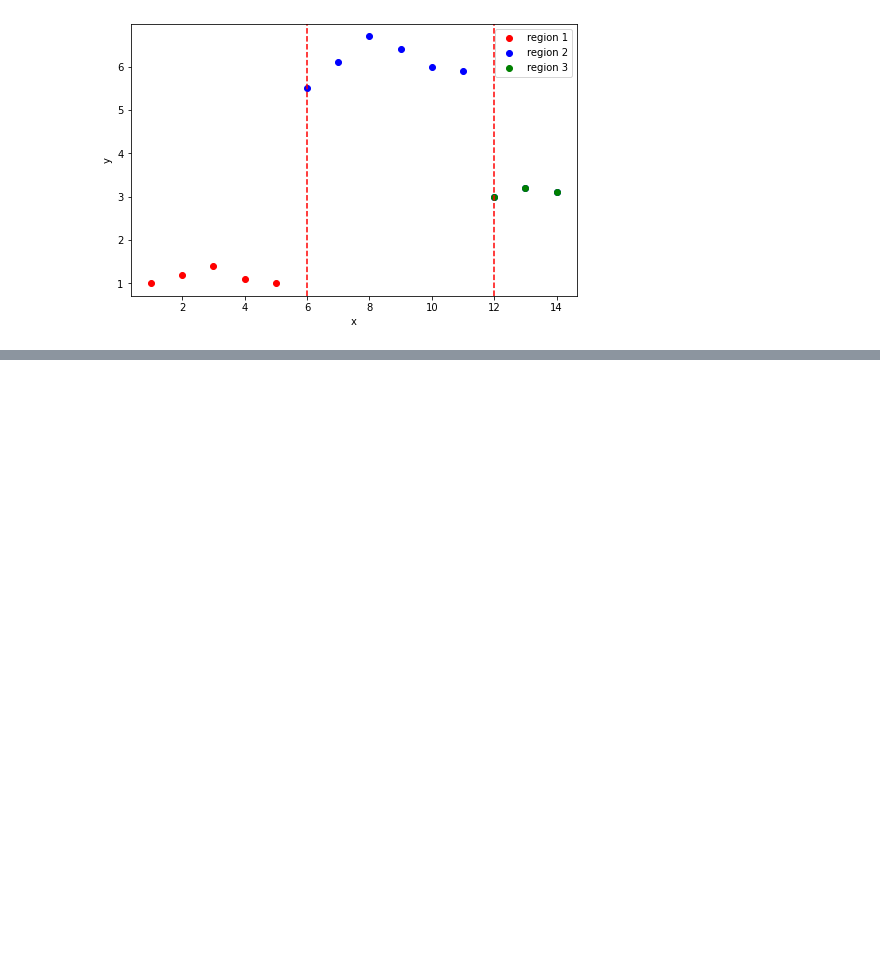
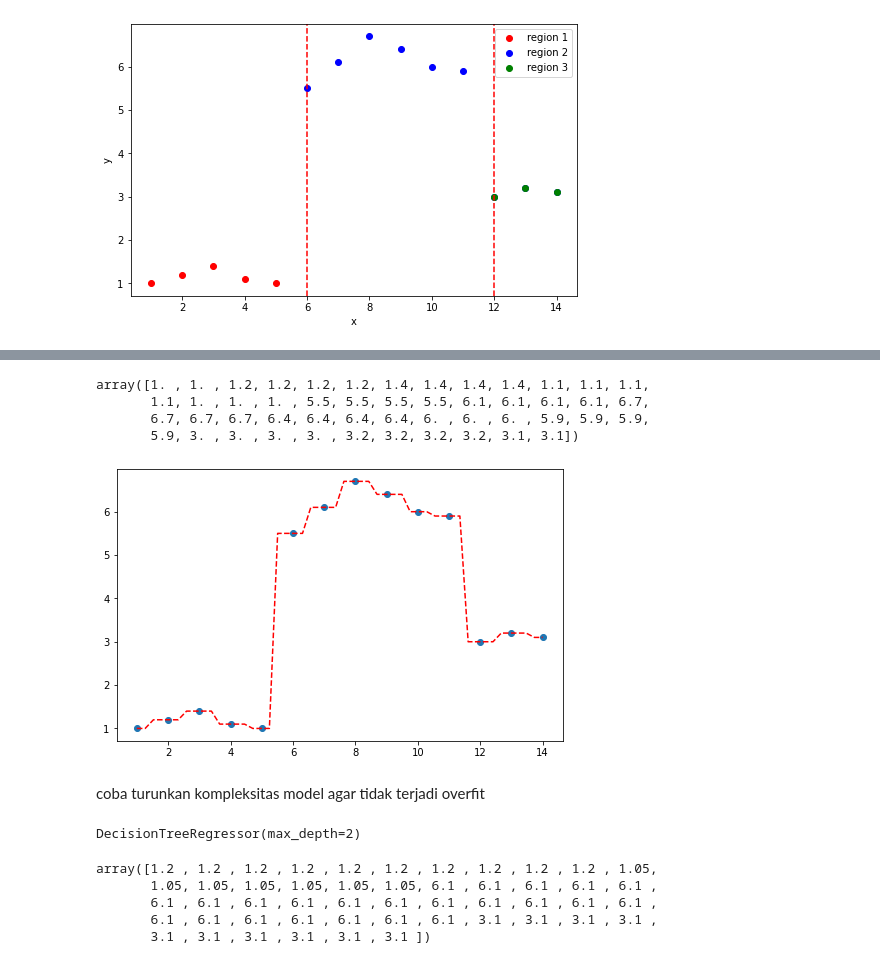
Before and after one commit to rahmanazizf/dtree_from_scratch, a Jupyter notebook: dt_note.ipynb, the cells around one changed output, grey strips where cells are left out. Drawn from its saved outputs; the diff is of its cells as text; code cells hidden in the pictures; blank space fills up the shorter version.

```diff
--- a/dt_note.ipynb
+++ b/dt_note.ipynb
@@ -271,0 +294,5 @@ plt.show()
+# %%
+# buat model
+tree_regressor = DecisionTreeRegressor(criterion='squared_error')
+# %%
+tree_regressor.fit(np.array(data['X']).reshape(-1, 1), np.array(data['y']).reshape(-1, 1))
@@ -271,0 +301,3 @@ plt.show()
+# %%
+X = np.linspace(min(data['X']), max(data['X']))
+X
@@ -271,0 +315,23 @@ plt.show()
+# %%
+y = tree_regressor.predict(np.array(X).reshape(-1,1))
+# %%
+y
+# %% [output]
+array([1. , 1. , 1.2, 1.2, 1.2, 1.2, 1.4, 1.4, 1.4, 1.4, 1.1, 1.1, 1.1,
+       1.1, 1. , 1. , 1. , 5.5, 5.5, 5.5, 5.5, 6.1, 6.1, 6.1, 6.1, 6.7,
+       6.7, 6.7, 6.7, 6.4, 6.4, 6.4, 6.4, 6. , 6. , 6. , 5.9, 5.9, 5.9,
+       5.9, 3. , 3. , 3. , 3. , 3.2, 3.2, 3.2, 3.2, 3.1, 3.1])
+# %%
+fig, ax = plt.subplots(ncols=1, nrows=1, figsize=(8, 5))
+ax.plot(X, y, '--r')
+ax.scatter(data['X'], data['y'])
+plt.show()
+# %% [output]
+[figure, added]
+# %% [markdown]
+coba turunkan kompleksitas model agar tidak terjadi overfit
+# %%
+tree_regressor2 = DecisionTreeRegressor(max_depth=2)
+tree_regressor2.fit(np.array(data['X']).reshape(-1, 1), np.array(data['y']).reshape(-1, 1))
+# %% [output]
+DecisionTreeRegressor(max_depth=2)
@@ -271,0 +340,8 @@ plt.show()
+# %%
+y2
+# %% [output]
+array([1.2 , 1.2 , 1.2 , 1.2 , 1.2 , 1.2 , 1.2 , 1.2 , 1.2 , 1.2 , 1.05,
+       1.05, 1.05, 1.05, 1.05, 1.05, 1.05, 6.1 , 6.1 , 6.1 , 6.1 , 6.1 ,
+       6.1 , 6.1 , 6.1 , 6.1 , 6.1 , 6.1 , 6.1 , 6.1 , 6.1 , 6.1 , 6.1 ,
+       6.1 , 6.1 , 6.1 , 6.1 , 6.1 , 6.1 , 6.1 , 3.1 , 3.1 , 3.1 , 3.1 ,
+       3.1 , 3.1 , 3.1 , 3.1 , 3.1 , 3.1 ])
```
Also changed, not shown: parts of 6 cells of this notebook.
